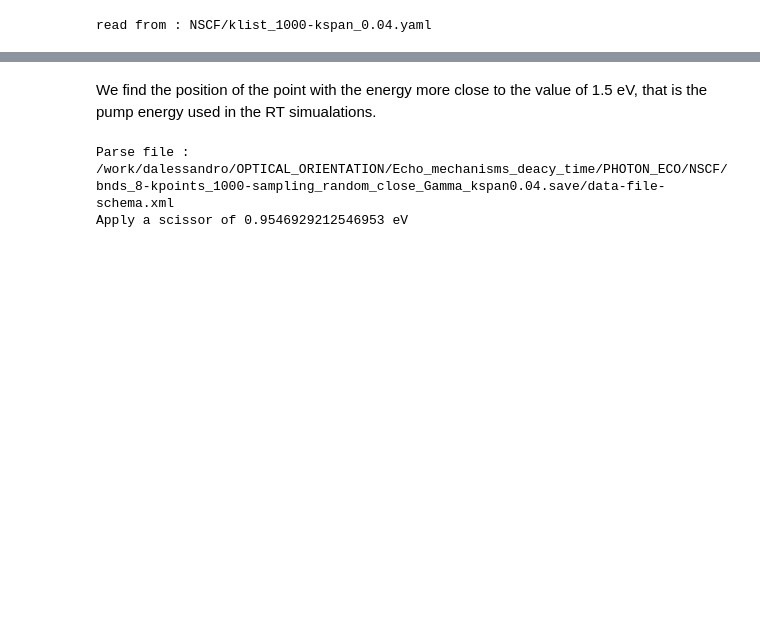
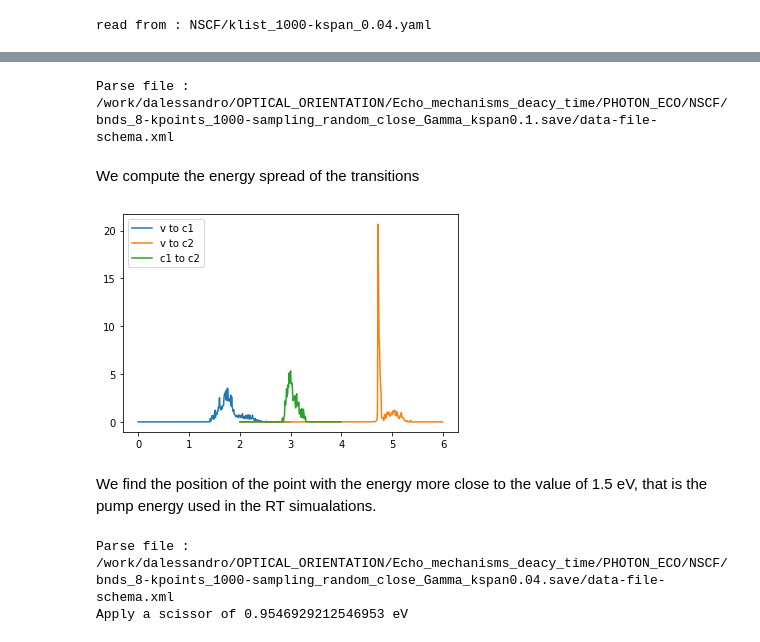
Before and after one commit to marcodalessandro76/Echo_mechanisms_decay_time_optical_orientation, a Jupyter notebook: PHOTON_ECO/QE_Calculations.ipynb, the cells around one changed output, grey strips where cells are left out. Drawn from its saved outputs; the diff is of its cells as text; code cells hidden in the pictures; blank space fills up the shorter version.

```diff
--- a/PHOTON_ECO/QE_Calculations.ipynb
+++ b/PHOTON_ECO/QE_Calculations.ipynb
@@ -684,0 +684,10 @@ computation bnds_8-kpoints_1000-sampling_random_close_Gamma_kspan0.04 ended
+# %%
+data = P.PwParser(result_random)
+# %% [output]
+Parse file : /work/dalessandro/OPTICAL_ORIENTATION/Echo_mechanisms_deacy_time/PHOTON_ECO/NSCF/bnds_8-kpoints_1000-sampling_random_close_Gamma_kspan0.1.save/data-file-schema.xml
+# %% [markdown]
+We compute the energy spread of the transitions
+# %%
+trans_vtoc1 = data.get_transitions(initial=[1,2,3],final=[4],set_gap=1.42)
+trans_vtoc2 = data.get_transitions(initial=[1,2,3],final=[5],set_gap=1.42)
+trans_c1toc2 = data.get_transitions(initial=[4],final=[5],set_gap=1.42)
@@ -685,3 +696,11 @@ computation bnds_8-kpoints_1000-sampling_random_close_Gamma_kspan0.04 ended
+# %%
+dos = Dos()
+dos.append(trans_vtoc1.flatten(),minVal=0,maxVal=3,eta=1e-3,label='v to c1')
+dos.append(trans_vtoc2.flatten(),minVal=2,maxVal=6,eta=1e-3,label='v to c2')
+dos.append(trans_c1toc2.flatten(),minVal=2,maxVal=4,eta=1e-3,label='c1 to c2')
+dos.plot(plt)
+# %% [output]
+[figure, added]
 # %% [markdown]
 We find the position of the point with the energy more close to the value of 1.5 eV, that is the pump energy used in the RT simualations.
 # %%
```
Also changed, not shown: parts of 7 cells of this notebook, 2 other files.
